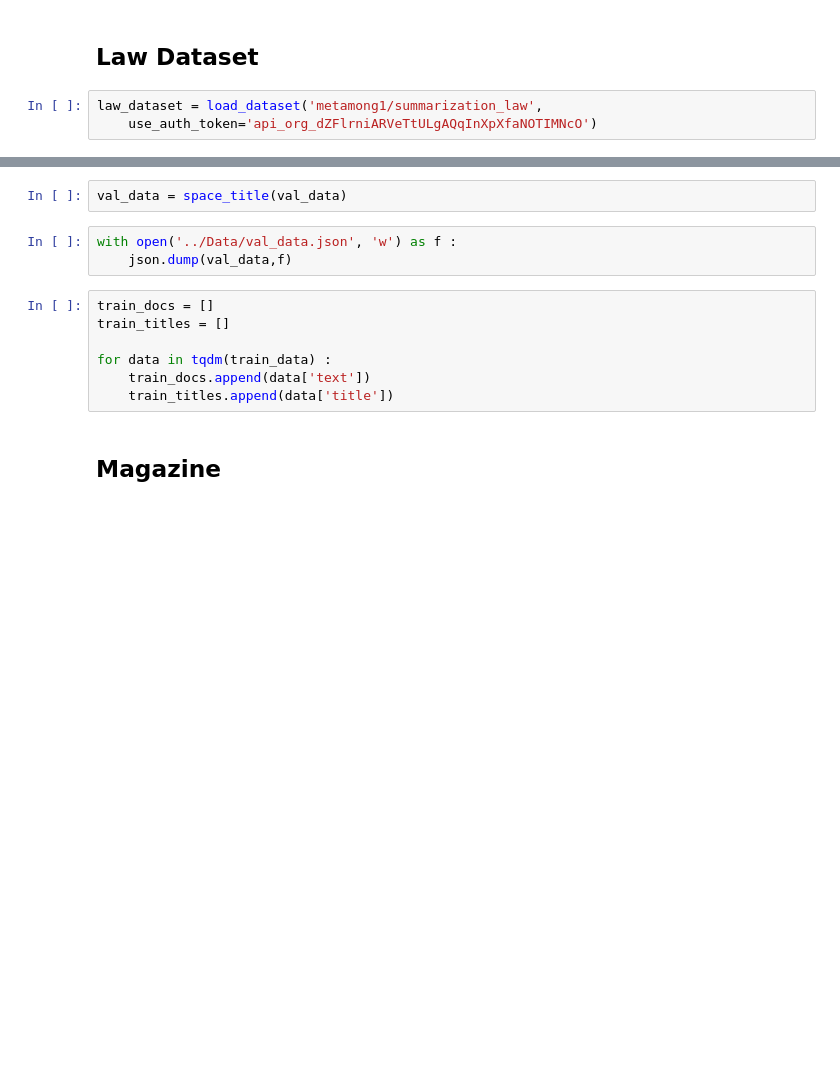
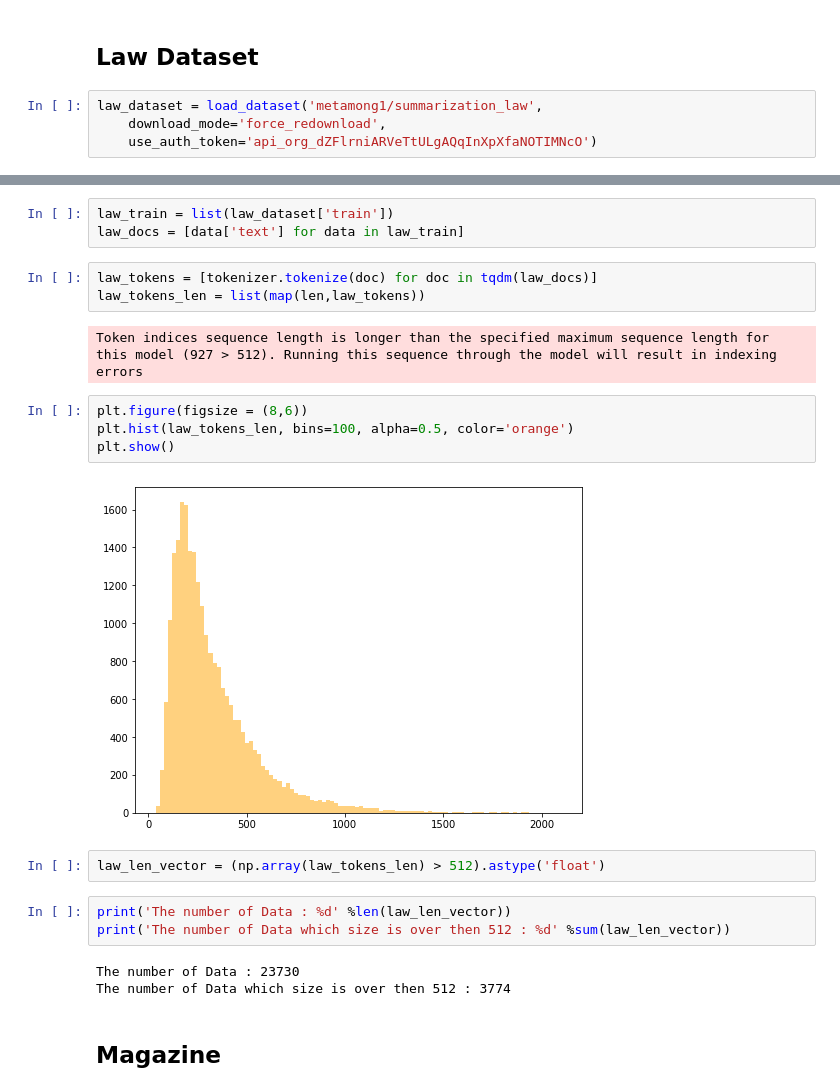
Before and after one commit to boostcampaitech2/final-project-level3-nlp-02, a Jupyter notebook: 1.EDA/preprocessing_docs.ipynb, the cells around one changed output, grey strips where cells are left out. Cells and saved outputs as stored; diff of their text form; blank space fills up the shorter version.

```diff
--- a/1.EDA/preprocessing_docs.ipynb
+++ b/1.EDA/preprocessing_docs.ipynb
@@ -47,5 +30,6 @@ from tqdm.notebook import tqdm
 ## Law Dataset
 # %%
 law_dataset = load_dataset('metamong1/summarization_law',
+    download_mode='force_redownload',
     use_auth_token='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')
 # %% [output]
@@ -118,15 +38,25 @@ with open('../Data/train_data.json', 'w') as f :
-# %%
-val_data = space_title(val_data)
-# %%
-with open('../Data/val_data.json', 'w') as f :
-    json.dump(val_data,f)
-# %%
-train_docs = []
-train_titles = []
-
-for data in tqdm(train_data) :
-    train_docs.append(data['text'])
-    train_titles.append(data['title'])
+# %%
+law_train = list(law_dataset['train'])
+law_docs = [data['text'] for data in law_train]
+# %%
+law_tokens = [tokenizer.tokenize(doc) for doc in tqdm(law_docs)]
+law_tokens_len = list(map(len,law_tokens))
+# %% [output]
+Token indices sequence length is longer than the specified maximum sequence length for this model (927 > 512). Running this sequence through the model will result in indexing errors
+# %%
+plt.figure(figsize = (8,6))
+plt.hist(law_tokens_len, bins=100, alpha=0.5, color='orange')
+plt.show()
+# %% [output]
+[figure, added]
+# %%
+law_len_vector = (np.array(law_tokens_len) > 512).astype('float')
+# %%
+print('The number of Data : %d' %len(law_len_vector))
+print('The number of Data which size is over then 512 : %d' %sum(law_len_vector))
+# %% [output]
+The number of Data : 23730
+The number of Data which size is over then 512 : 3774
 # %% [markdown]
 ## Magazine
 # %%
```
Also changed, not shown: parts of 40 cells of this notebook, 1 other file.
